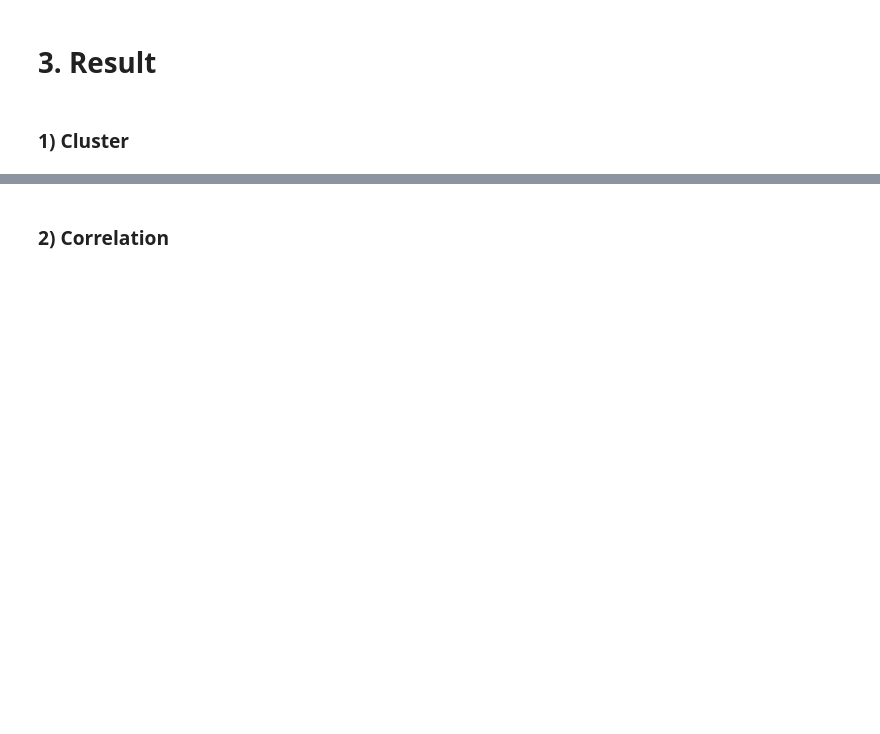
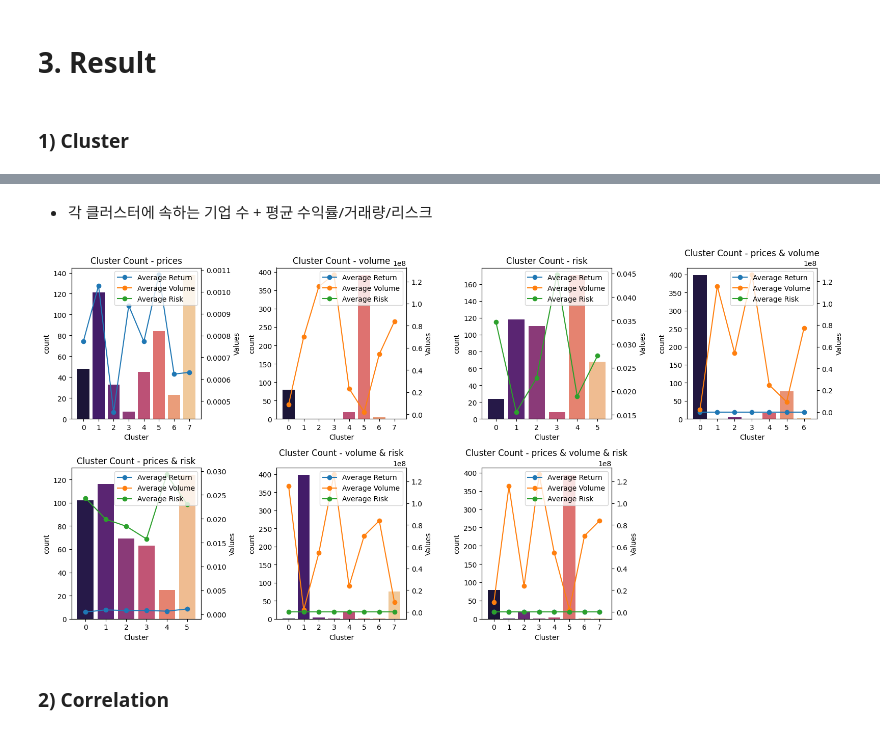
Before and after one commit to 18K-Means-Clustering/SnP500-Stock-Clustering, a Jupyter notebook: Stock_Sector_Clustering.ipynb, the cells around one changed output, grey strips where cells are left out. Cells and saved outputs as stored; diff of their text form; code cells hidden in the pictures; blank space fills up the shorter version.

```diff
--- a/Stock_Sector_Clustering.ipynb
+++ b/Stock_Sector_Clustering.ipynb
@@ -211,0 +214,2 @@ plt.show()
+# %% [markdown]
+- 각 클러스터에 속하는 기업 수 + 평균 수익률/거래량/리스크
@@ -212,3 +247,48 @@ plt.show()
+# %%
+import matplotlib.pyplot as plt
+import seaborn as sns
+
+# Assuming you have a list of result_list
+num_plots = len(result_list)
+num_cols = 4  # Number of columns in the grid
+num_rows = (num_plots - 1) // num_cols + 1  # Calculate the number of rows needed
+
+fig, axes = plt.subplots(num_rows, num_cols, figsize=(16, 4 * num_rows))
+
+# Flatten the axes array for easy indexing
+axes = axes.flatten()
+
+for i, final_df in enumerate(result_list):
+    # Countplot for Cluster Counts
+    sns.countplot(x='Cluster', data=final_df, palette='magma', ax=axes[i])
+    axes[i].set_title(f'Cluster Count - {final_df.name}')
+
+    # Create a new axis for additional characteristics
+    ax2 = axes[i].twinx()
+
+    # Plot Average Return
+    ax2.plot(cluster_dict[final_df.name]['avg_return'], label='Average Return', marker='o')
+
+    # Plot Average Volume
+    ax2.plot(cluster_dict[final_df.name]['avg_volume'], label='Average Volume', marker='o')
+
+    # Plot Average Risk
+    ax2.plot(cluster_dict[final_df.name]['avg_risk'], label='Average Risk', marker='o')
+
+    # Set labels and title
+    ax2.set_ylabel('Values')
+
+    # Show legend on the right side
+    ax2.legend(loc='upper right')
+
+# Hide any unused subplots
+for j in range(num_plots, num_cols * num_rows):
+    fig.delaxes(axes[j])
+
+plt.tight_layout()
+plt.show()
+# %% [output]
+[figure, added]
 # %% [markdown]
 ### 2) Correlation
 # %%
```
Also changed, not shown: parts of 9 cells of this notebook, 1 other file.
